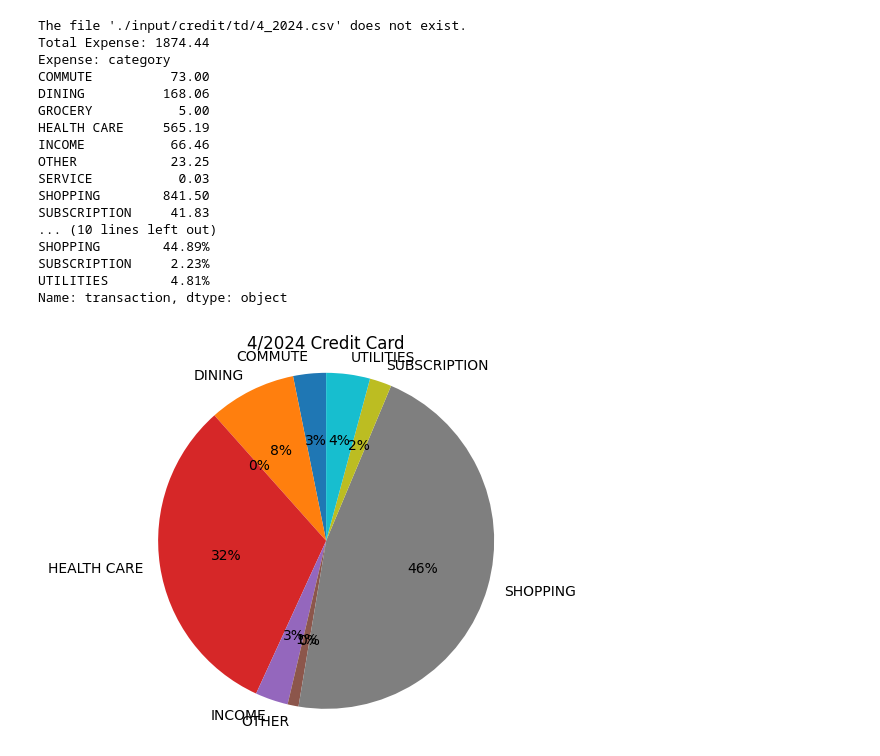
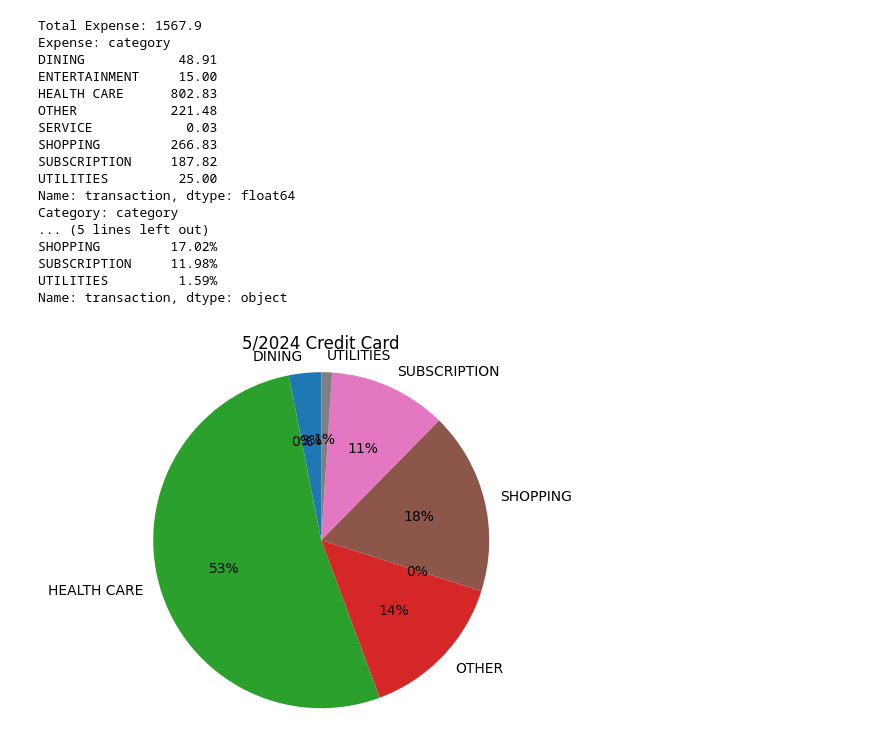
Before and after one commit to lonelytango/swiss-finance, a Jupyter notebook: analyzer.ipynb, the cells around one changed output. Drawn from its saved outputs; the diff is of its cells as text; code cells hidden in the pictures.

```diff
--- a/analyzer.ipynb
+++ b/analyzer.ipynb
@@ -29,23 +26,23 @@ Name: transaction, dtype: object
 # %%
-analyzer.analyzeCreditCard(4, 2024)
+analyzer.analyzeCreditCard(5, 2024)
 # %% [output]
-The file './input/credit/td/4_2024.csv' does not exist.
-Total Expense: 1874.44
+Total Expense: 1567.9
 Expense: category
-COMMUTE          73.00
-DINING          168.06
-GROCERY           5.00
-HEALTH CARE     565.19
-INCOME           66.46
-OTHER            23.25
-SERVICE           0.03
-SHOPPING        841.50
-SUBSCRIPTION     41.83
-... (10 lines left out)
-SHOPPING        44.89%
-SUBSCRIPTION     2.23%
-UTILITIES        4.81%
+DINING            48.91
+ENTERTAINMENT     15.00
+HEALTH CARE      802.83
+OTHER            221.48
+SERVICE            0.03
+SHOPPING         266.83
+SUBSCRIPTION     187.82
+UTILITIES         25.00
+Name: transaction, dtype: float64
+Category: category
+... (5 lines left out)
+SHOPPING         17.02%
+SUBSCRIPTION     11.98%
+UTILITIES         1.59%
 Name: transaction, dtype: object
-[figure, old version]
+[figure, new version]
 # %%
 # Import Wells Fargo
```
Also changed, not shown: parts of 2 cells of this notebook, 9 other files.
